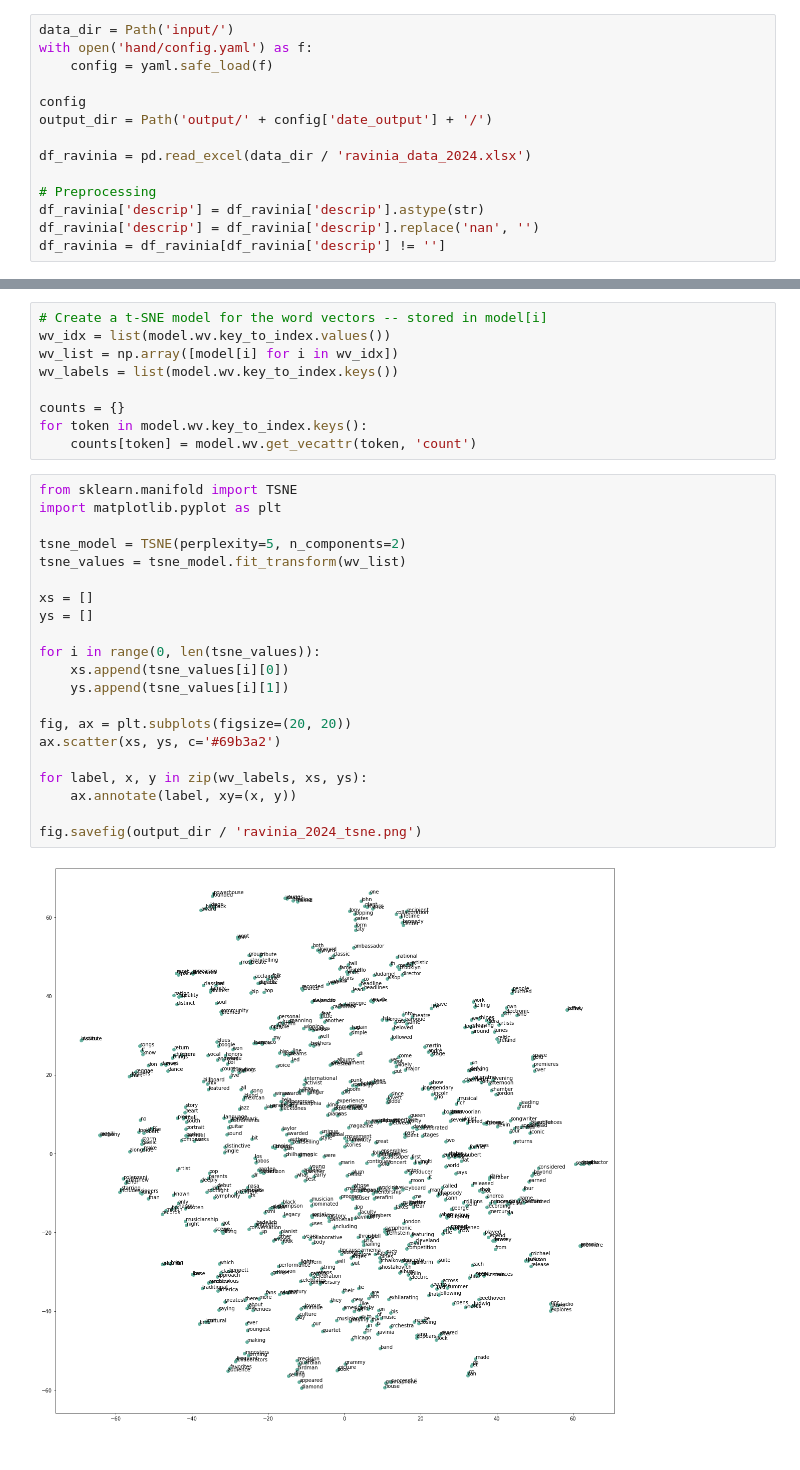
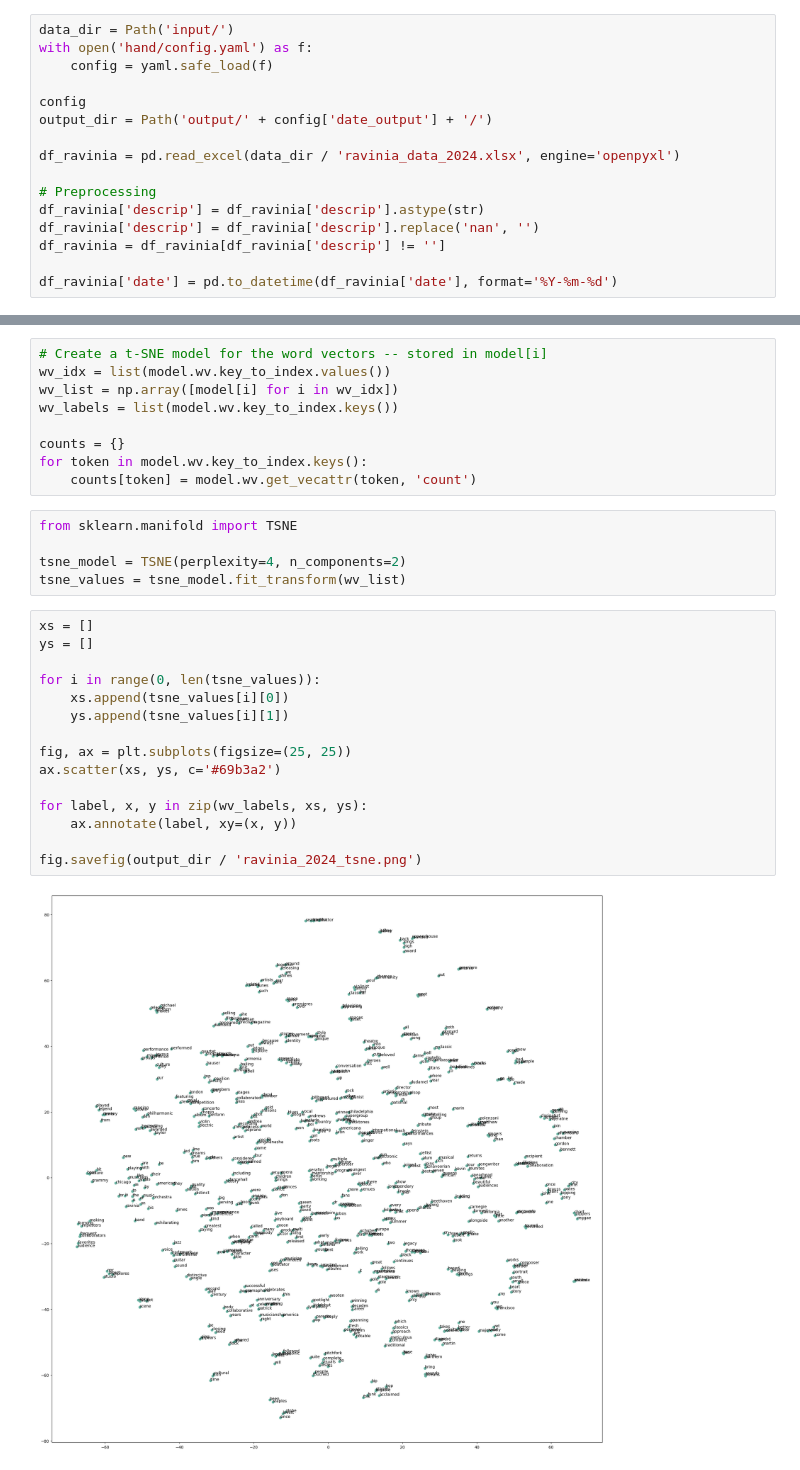
Before and after one commit to bryantco/ravinia2024, a Jupyter notebook: analyze.ipynb, the cells around one changed output, grey strips where cells are left out. Drawn from its saved outputs; the diff is of its cells as text.

```diff
--- a/analyze.ipynb
+++ b/analyze.ipynb
@@ -17,12 +31,14 @@ with open('hand/config.yaml') as f:
 config
 output_dir = Path('output/' + config['date_output'] + '/')
 
-df_ravinia = pd.read_excel(data_dir / 'ravinia_data_2024.xlsx')
+df_ravinia = pd.read_excel(data_dir / 'ravinia_data_2024.xlsx', engine='openpyxl')
 
 # Preprocessing
 df_ravinia['descrip'] = df_ravinia['descrip'].astype(str)
 df_ravinia['descrip'] = df_ravinia['descrip'].replace('nan', '')
 df_ravinia = df_ravinia[df_ravinia['descrip'] != '']
+
+df_ravinia['date'] = pd.to_datetime(df_ravinia['date'], format='%Y-%m-%d')
 # %%
 df_ravinia.head(10)
 # %% [output]
@@ -142,26 +163,25 @@ wv_labels = list(model.wv.key_to_index.keys())
 counts = {}
 for token in model.wv.key_to_index.keys():
     counts[token] = model.wv.get_vecattr(token, 'count')
+# %%
+from sklearn.manifold import TSNE
+
+tsne_model = TSNE(perplexity=4, n_components=2)
+tsne_values = tsne_model.fit_transform(wv_list)
 # %%
-from sklearn.manifold import TSNE
-import matplotlib.pyplot as plt
-
-tsne_model = TSNE(perplexity=5, n_components=2)
-tsne_values = tsne_model.fit_transform(wv_list)
-
 xs = []
 ys = []
 
 for i in range(0, len(tsne_values)):
     xs.append(tsne_values[i][0])
     ys.append(tsne_values[i][1])
 
-fig, ax = plt.subplots(figsize=(20, 20))
+fig, ax = plt.subplots(figsize=(25, 25))
 ax.scatter(xs, ys, c='#69b3a2')
 
 for label, x, y in zip(wv_labels, xs, ys):
     ax.annotate(label, xy=(x, y))
 
 fig.savefig(output_dir / 'ravinia_2024_tsne.png')
 # %% [output]
-[figure, old version]
+[figure, new version]
```
Also changed, not shown: parts of 7 cells of this notebook, 8 other files.
